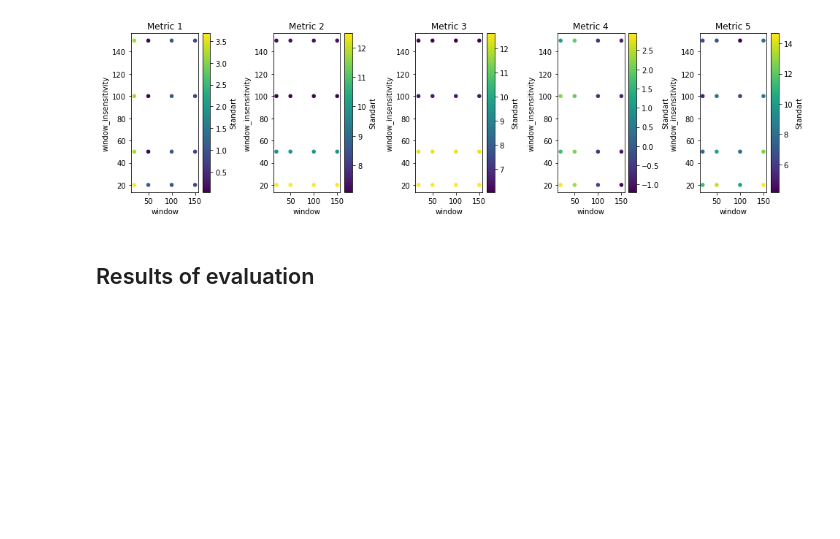
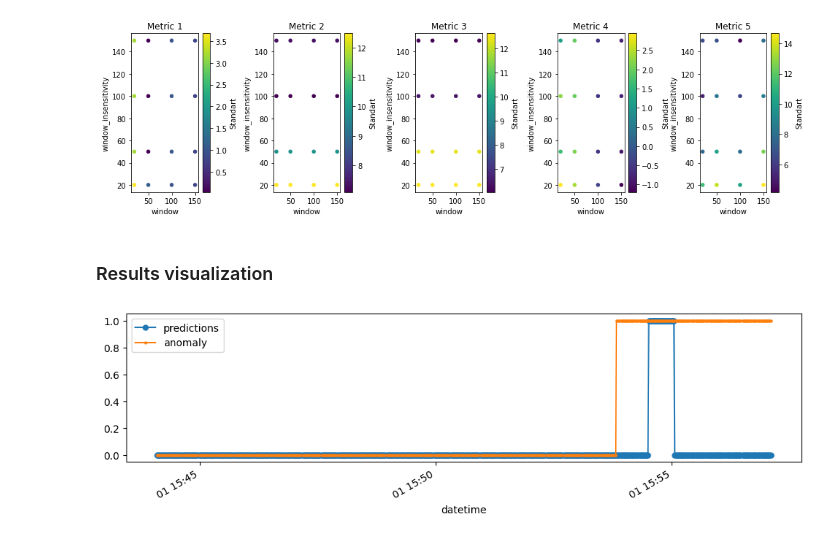
Before and after one commit to waico/SKAB, a Jupyter notebook: notebooks/ArimaFD.ipynb, the cells around one changed output. Cells and saved outputs as stored; diff of their text form; code cells hidden in the pictures; blank space fills up the shorter version.

```diff
--- a/notebooks/ArimaFD.ipynb
+++ b/notebooks/ArimaFD.ipynb
@@ -168,4 +172,13 @@ for i,df in enumerate(list_of_df):
     a.proc_tensor(No_metric=No_metric,window=window, window_insensitivity=window_insensitivity)
     predicted_cp.append(a.bin_metric)
 # %% [markdown]
-## Results of evaluation
+### Results visualization
+# %%
+# true outlier indices selection
+true_outlier = [df.anomaly for df in list_of_df]
+
+predicted_outlier[0].plot(figsize=(12,3), label='predictions', marker='o', markersize=5)
+true_outlier[0].plot(marker='o', markersize=2)
+plt.legend();
+# %% [output]
+[figure, added]
```
Also changed, not shown: parts of 24 cells of this notebook, 24 other files.
